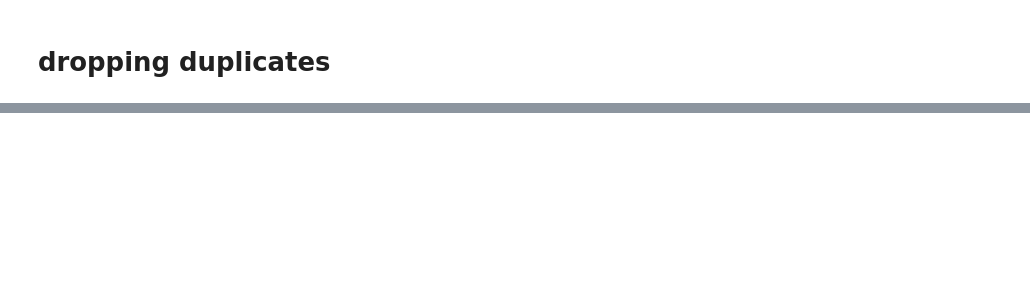
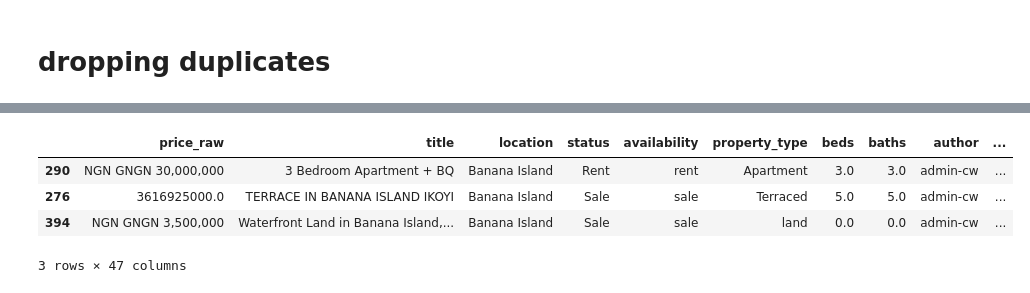
Before and after one commit to adamlaw669/Lagos-Real-Estate-Market-Analysis, a Jupyter notebook: notebooks/cleaning_eda.ipynb, the cells around one changed output, grey strips where cells are left out. Saved outputs shown, nothing was run; the diff lists cells and outputs as text; code cells hidden in the pictures; blank space fills up the shorter version.

```diff
--- a/notebooks/cleaning_eda.ipynb
+++ b/notebooks/cleaning_eda.ipynb
@@ -586,0 +599,2 @@ df_clean_2.to_csv('../data/cleaned/data_cleaned_v3.csv', index =False)
+# %%
+df_clean_2['post-date'] = df_clean_2['post-date'].str.replace('ago', '', case=False, regex=False)
@@ -586,0 +610,33 @@ df_clean_2.to_csv('../data/cleaned/data_cleaned_v3.csv', index =False)
+# %%
+scrape_date = datetime(2025, 11, 18)
+def convert_to_absolute_date(time_str):
+    """ Convert relative time strings to absolute dates based on a scrape date(the day I scraped the data, yhhh)"""
+    time_str = str(time_str).lower()
+    # Using regex to find the number and the time unit like week or month
+    match = re.search(r'(\d+)\s+(year|month|week|days)', time_str)
+
+    if match:
+        value = int(match.group(1))
+        unit = match.group(2)
+
+        # Calculating the timedelta based on the unit of the date
+        if 'year' in unit:
+            # 1 year is approx 365 days....leap years are rare
+            delta = timedelta(days=value * 365)
+        elif 'month' in unit:
+            #  1 month is approx 30 days cos most of the months have 30 days
+            delta = timedelta(days=value * 30)
+        elif 'week' in unit:
+            delta = timedelta(weeks=value)
+        elif 'day' in unit:
+            delta = timedelta(days=value)
+        else:
+            return np.nan # No matching unit found mahn
+
+        # The posting date is the scrape_date minus the timedelta
+        return scrape_date - delta
+    else:
+        return np.nan # Couldn't parse the string, sad bro
+# %%
+df_clean_2['post-date-absolute'] = df_clean_2['post-date'].apply(convert_to_absolute_date)
+df_clean_2[['post-date', 'post-date-absolute']].head(10)
@@ -586,0 +655,8 @@ df_clean_2.to_csv('../data/cleaned/data_cleaned_v3.csv', index =False)
+# %%
+df_clean_2.head(3)
+# %% [output]
+|  | price_raw | title | location | status | availability | property_type | beds | baths | author | ... |
+| 290 | NGN GNGN 30,000,000 | 3 Bedroom Apartment + BQ | Banana Island | Rent | rent | Apartment | 3.0 | 3.0 | admin-cw | ... |
+| 276 | 3616925000.0 | TERRACE IN BANANA ISLAND IKOYI | Banana Island | Sale | sale | Terraced | 5.0 | 5.0 | admin-cw | ... |
+| 394 | NGN GNGN 3,500,000 | Waterfront Land in Banana Island,... | Banana Island | Sale | sale | land | 0.0 | 0.0 | admin-cw | ... |
+3 rows × 47 columns
```
Also changed, not shown: parts of 8 cells of this notebook, 2 other files.
